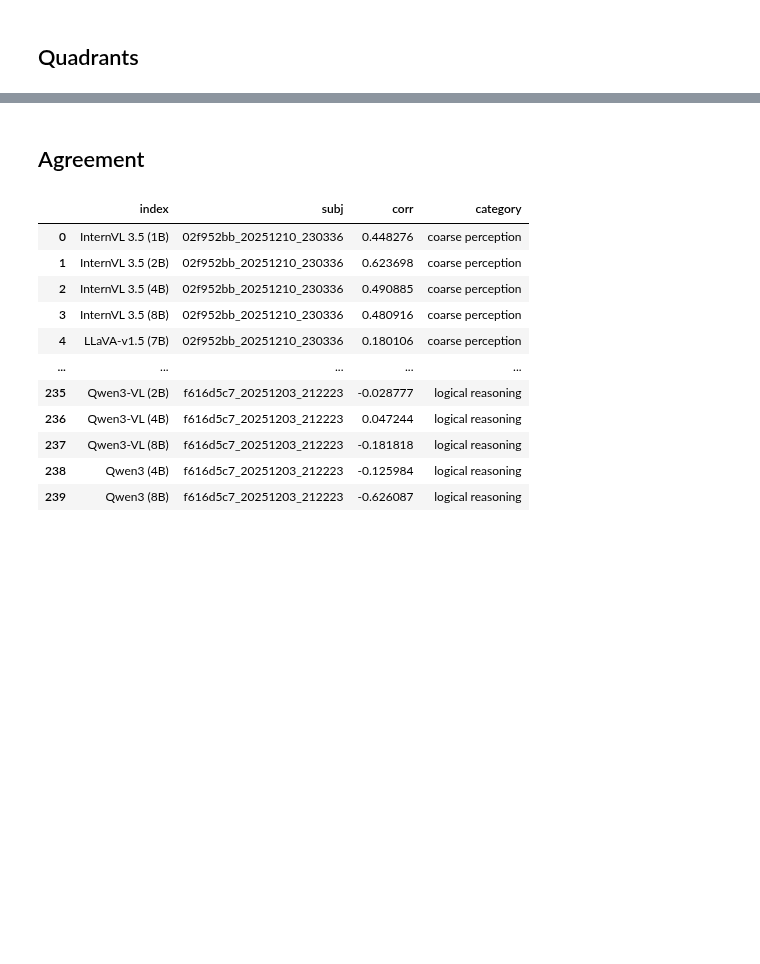
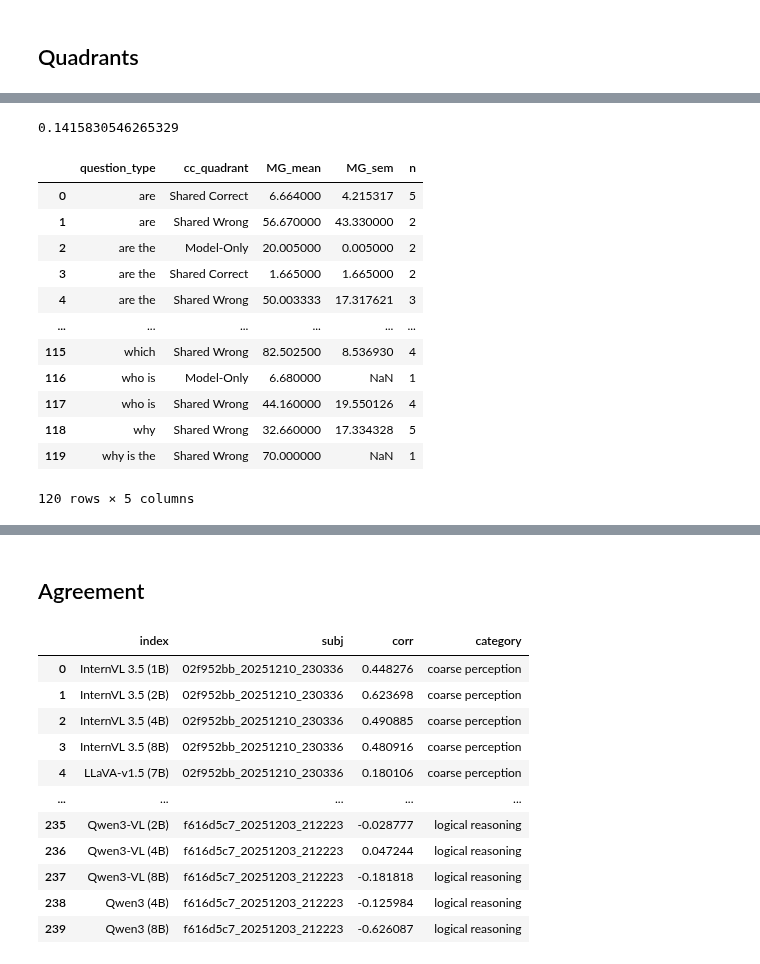
Before and after one commit to unolop/HPA, a Jupyter notebook: evaluation/analysis/A2_mmstar.ipynb, the cells around one changed output, grey strips where cells are left out. Cells and saved outputs as stored; diff of their text form; code cells hidden in the pictures; blank space fills up the shorter version.

```diff
--- a/evaluation/analysis/A2_mmstar.ipynb
+++ b/evaluation/analysis/A2_mmstar.ipynb
@@ -178,0 +141,53 @@ plt.show()
+# %%
+### SANITY CHECKS
+from scipy.stats import mannwhitneyu
+import numpy as np
+
+def cliffs_delta(x, y):
+    nx, ny = len(x), len(y)
+    return (np.sum(x[:,None] > y) - np.sum(x[:,None] < y)) / (nx * ny)
+
+def bootstrap_ci(x, y, n=10000):
+    diffs = []
+    for _ in range(n):
+        xs = np.random.choice(x, size=len(x), replace=True)
+        ys = np.random.choice(y, size=len(y), replace=True)
+        diffs.append(xs.mean() - ys.mean())
+    return np.percentile(diffs, [2.5, 97.5])
+
+ho = mms.loc[mms.cc_quadrant == 'Human-Only', 'MG']
+sc = mms.loc[mms.cc_quadrant == 'Shared Correct', 'MG']
+
+u, p = mannwhitneyu(ho, sc, alternative='greater')
+print(u, p)
+
+delta = cliffs_delta(ho.values, sc.values)
+print(delta)
+bootstrap_ci(ho.values, sc.values)
+# %% [output]
+0.1415830546265329
+# %%
+qt_summary = (
+    df[df.dataset == "VQAv2"]
+    .groupby(["question_type", "cc_quadrant"])
+    .agg(
+        MG_mean=("MG", "mean"),
+        MG_sem=("MG", lambda x: x.std(ddof=1) / np.sqrt(len(x))),
+        n=("MG", "count")
+    )
+    .reset_index()
+)
+# %% [output]
+|  | question_type | cc_quadrant | MG_mean | MG_sem | n |
+| 0 | are | Shared Correct | 6.664000 | 4.215317 | 5 |
+| 1 | are | Shared Wrong | 56.670000 | 43.330000 | 2 |
+| 2 | are the | Model-Only | 20.005000 | 0.005000 | 2 |
+| 3 | are the | Shared Correct | 1.665000 | 1.665000 | 2 |
+| 4 | are the | Shared Wrong | 50.003333 | 17.317621 | 3 |
+| ... | ... | ... | ... | ... | ... |
+| 115 | which | Shared Wrong | 82.502500 | 8.536930 | 4 |
+| 116 | who is | Model-Only | 6.680000 | NaN | 1 |
+| 117 | who is | Shared Wrong | 44.160000 | 19.550126 | 4 |
+| 118 | why | Shared Wrong | 32.660000 | 17.334328 | 5 |
+| 119 | why is the | Shared Wrong | 70.000000 | NaN | 1 |
+120 rows × 5 columns
```
Also changed, not shown: parts of 15 cells of this notebook, 9 other files.
